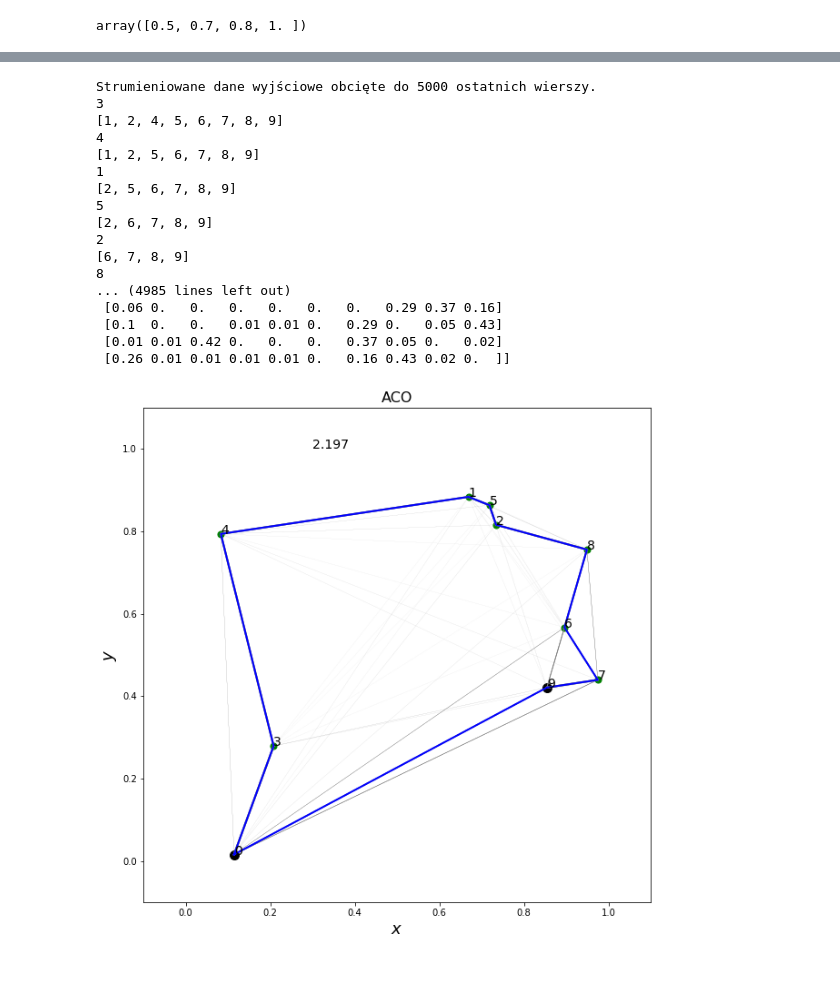
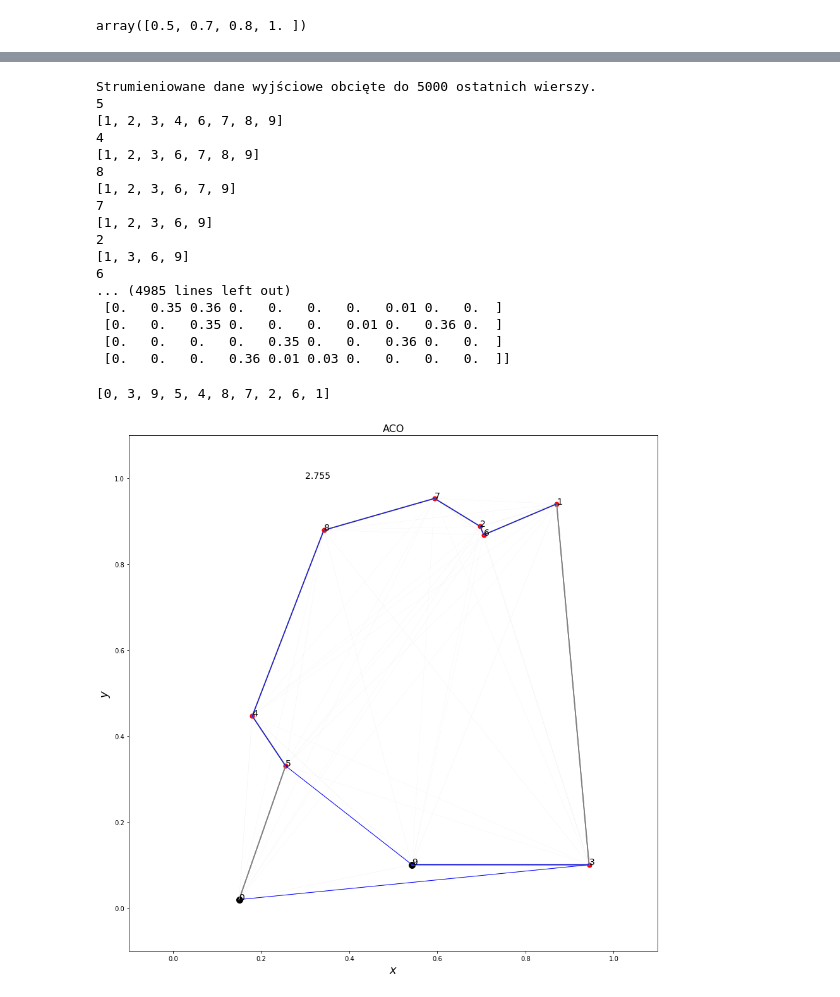
Before and after one commit to pkky/Projekty, a Jupyter notebook: ProjektS.ipynb, the cells around one changed output, grey strips where cells are left out. Drawn from its saved outputs; the diff is of its cells as text; code cells hidden in the pictures.

```diff
--- a/ProjektS.ipynb
+++ b/ProjektS.ipynb
@@ -218,20 +200,22 @@ def ac_one(pop):
         print()
         print("mrówka nr ",mr)
         print()
-        pos=random.randint(0,n-1) # początkowe losowe miasto dla danej mrówki
+        #pos=random.randint(0,n-1) # początkowe losowe miasto dla danej mrówki
+        pos=0
         route=[pos] # dodanie miasta początkowego do trasy
         print(pos)
         to_v=[i for i in range(0,pos)]+[i for i in range(pos+1,n)] # miasta do odwiedzenia
         print(to_v)
 
-        for _ in range(n-1): # pętla po liczbie miast do odwiedzenia
+        for k in range(n-1): # pętla po liczbie miast do odwiedzenia
             pos=ac_next(pos,to_v) # nastepne miasto, wybrane wg prawdopodobieństwa ...
-            route.append(pos) # dodanie tego miasta do trasy
+            #route.append(pos) # dodanie tego miasta do trasy
+            route.append(pos)
             to_v.remove(pos)  # usunięcie z listy miast do odwiedzenia
             print(pos)
             print(to_v)
 
-        route.append(route[0]) # dodanie na końcu trasy początkowego miasta
+        #route.append(n-1) # dodanie na końcu trasy początkowego miasta
           # (mrówka wraca do punktu startowego)
         print(route)
 
@@ -242,7 +226,7 @@ def ac_one(pop):
             r_opt=route # ... i zapamietaj ją jako r_opt
         print("najkrótsza długość",lm)
 
-    for i in range(n): # pozostawione feromony na każdym odcinku trasy
+    for i in range(n-1): # pozostawione feromony na każdym odcinku trasy
         fero2[r_opt[i],r_opt[i+1]]=fero2[r_opt[i],r_opt[i+1]]+sc/lm # w przód
         fero2[r_opt[i+1],r_opt[i]]=fero2[r_opt[i+1],r_opt[i]]+sc/lm # wspak
             # symetryzujemy dla symetrycznego problemu TSP - w ogólności nie musi tak być
@@ -288,8 +271,0 @@ opt # najkrótsza znaleziona trasa
-# %%
-# jeszcze raz parametry
-
-alpha = 1.15;
-beta = 1;
-h = 0.03;
-popsize = 10;
-sc = n/popsize;
@@ -342,48 +297,53 @@ print()
 print(np.round(fero,2)) # końcowa macierz feromonów
 # %% [output]
 Strumieniowane dane wyjściowe obcięte do 5000 ostatnich wierszy.
-3
-[1, 2, 4, 5, 6, 7, 8, 9]
+5
+[1, 2, 3, 4, 6, 7, 8, 9]
 4
-[1, 2, 5, 6, 7, 8, 9]
-1
-[2, 5, 6, 7, 8, 9]
-5
-[2, 6, 7, 8, 9]
+[1, 2, 3, 6, 7, 8, 9]
+8
+[1, 2, 3, 6, 7, 9]
+7
+[1, 2, 3, 6, 9]
 2
-[6, 7, 8, 9]
-8
+[1, 3, 6, 9]
+6
 ... (4985 lines left out)
- [0.06 0.   0.   0.   0.   0.   0.   0.29 0.37 0.16]
- [0.1  0.   0.   0.01 0.01 0.   0.29 0.   0.05 0.43]
- [0.01 0.01 0.42 0.   0.   0.   0.37 0.05 0.   0.02]
- [0.26 0.01 0.01 0.01 0.01 0.   0.16 0.43 0.02 0.  ]]
+ [0.   0.35 0.36 0.   0.   0.   0.   0.01 0.   0.  ]
+ [0.   0.   0.35 0.   0.   0.   0.01 0.   0.36 0.  ]
+ [0.   0.   0.   0.   0.35 0.   0.   0.36 0.   0.  ]
+ [0.   0.   0.   0.36 0.01 0.03 0.   0.   0.   0.  ]]
+# %%
+best_route
+# %% [output]
+[0, 3, 9, 5, 4, 8, 7, 2, 6, 1]
 # %%
-plo_mro=plt.figure(figsize=(10,10))
+plo_mro=plt.figure(figsize=(15,15))
 plt.title("ACO",fontsize=16)
 plt.xlim(-.1,1.1)
 plt.ylim(-.1,1.1)
 
 # grafika ilustrujaca gęstość feromonów poprzez grubość linii
 for i in range(n):
     for j in range(n):
         plt.plot([cities[i,0],cities[j,0]],[cities[i,1],cities[j,1]],
                  c="gray",linewidth=5*fero[i,j]) # grubosć linii prop. do gestości feromonów
 
 bb=np.array([cities[i] for i in best_route])
-plt.plot(bb[:,0],bb[:,1],c='blue',linewidth=2)
+plt.plot(bb[:,0],bb[:,1],c='blue',linewidth=1)
 
-plt.scatter(cities[:,0],cities[:,1],c='green', s=50)
+
+plt.scatter(cities[:,0],cities[:,1],c='red', s=50)
 plt.scatter(cities[0,0],cities[0,1],c='black',s=100)
 plt.scatter(cities[x,0],cities[x,1],c='black',s=100)
 
 for i in range(n):
     plt.annotate(i, (cities[i,0], cities[i,1]),fontsize=14)
 
 mm=np.round(min_l,3)
 plt.annotate(mm, (.3,1),fontsize=14)
 
 plt.xlabel('$x$',fontsize=18)
 plt.ylabel('$y$',fontsize=18);
 # %% [output]
-[figure, old version]
+[figure, new version]
```
Also changed, not shown: parts of 17 cells of this notebook.
